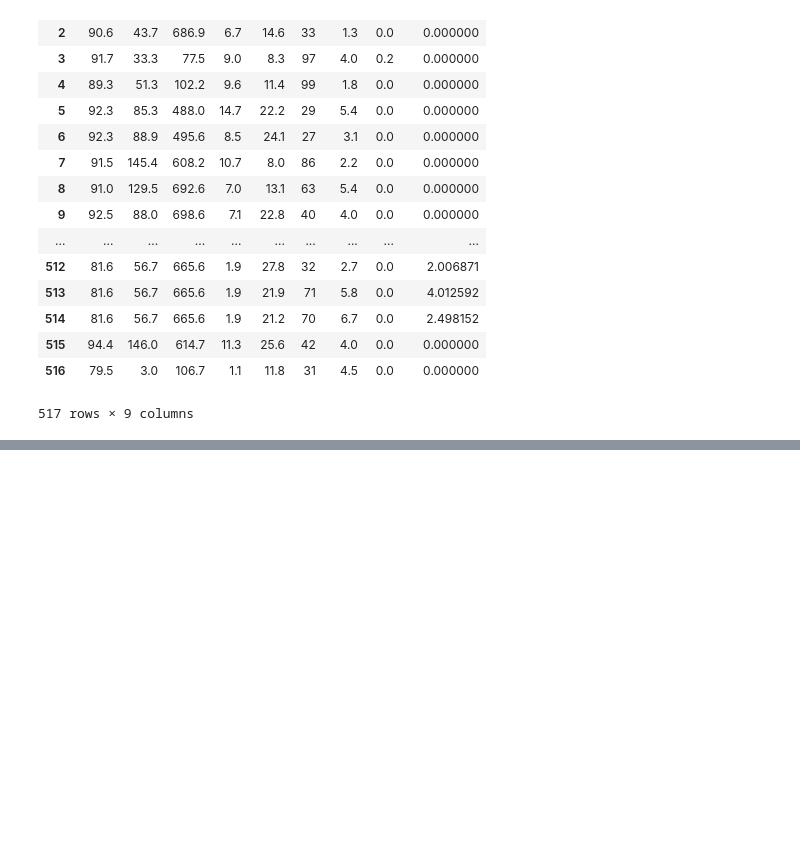
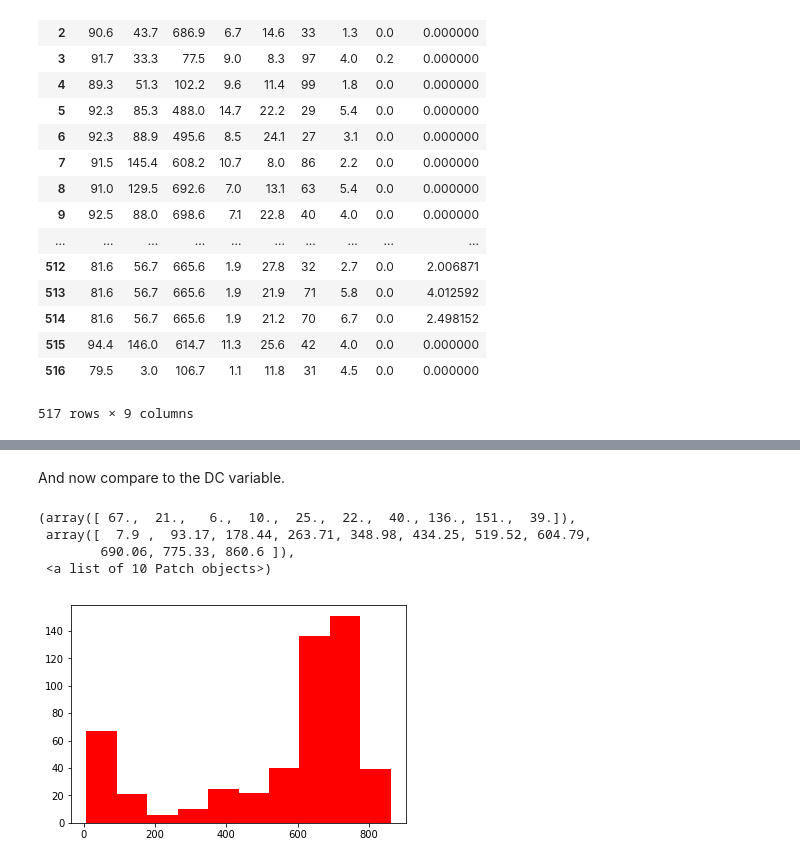
Before and after one commit to MCMXCIII/Stats-Fire-Data-Project, a Jupyter notebook: Project.ipynb, the cells around one changed output, grey strips where cells are left out. Saved outputs shown, nothing was run; the diff lists cells and outputs as text; code cells hidden in the pictures; blank space fills up the shorter version.

```diff
--- a/Project.ipynb
+++ b/Project.ipynb
@@ -132,0 +153,13 @@ df
+# %% [markdown]
+And now compare to the DC variable.
+# %%
+#Do the same thing for the next variable in the list.
+fuel_dataDC = df['DC']
+#Then plot these using the same fucntion we used ealier to plot with a example value ISI.
+plt.hist(fuel_dataDC, color="red", label="DC Histogram")
+# %% [output]
+(array([ 67.,  21.,   6.,  10.,  25.,  22.,  40., 136., 151.,  39.]),
+ array([  7.9 ,  93.17, 178.44, 263.71, 348.98, 434.25, 519.52, 604.79,
+        690.06, 775.33, 860.6 ]),
+ <a list of 10 Patch objects>)
+[figure, added]
```
Also changed, not shown: parts of 3 cells of this notebook.
